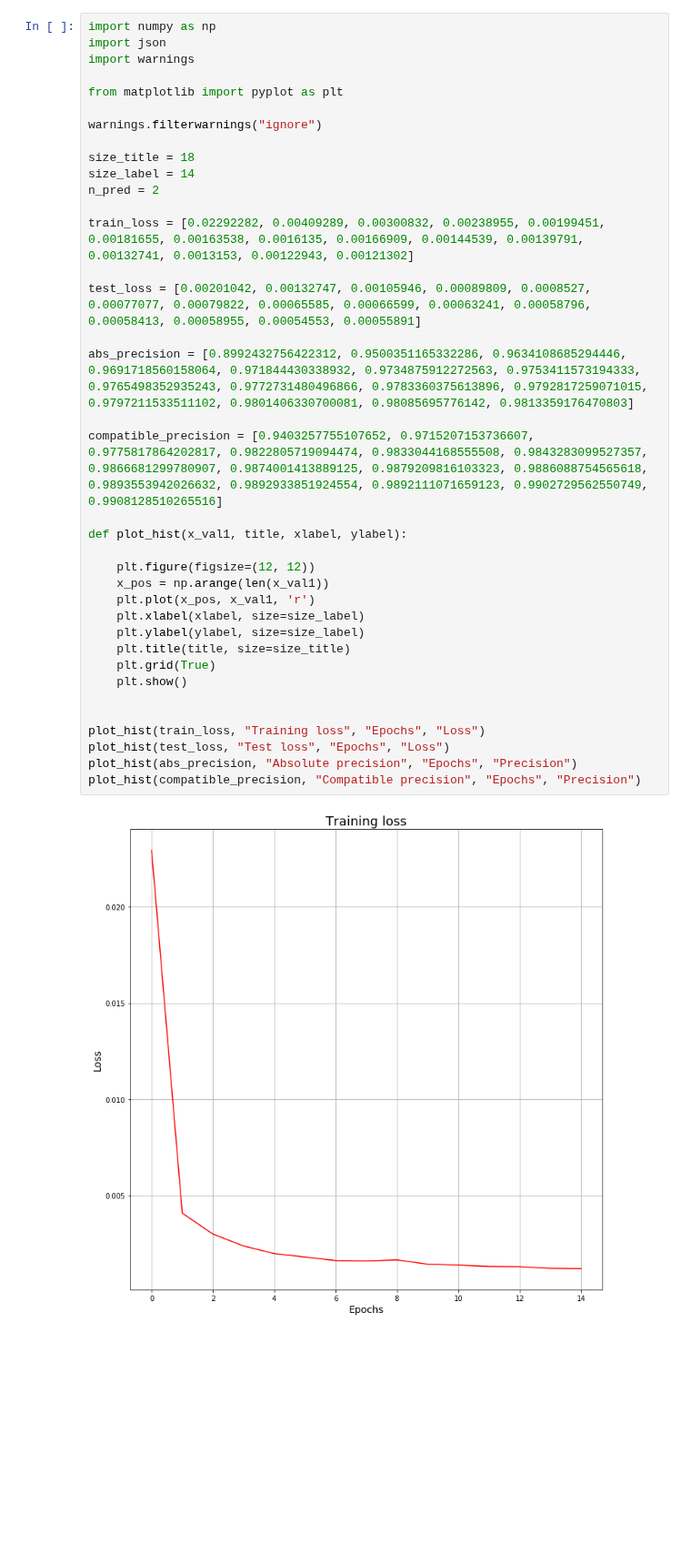
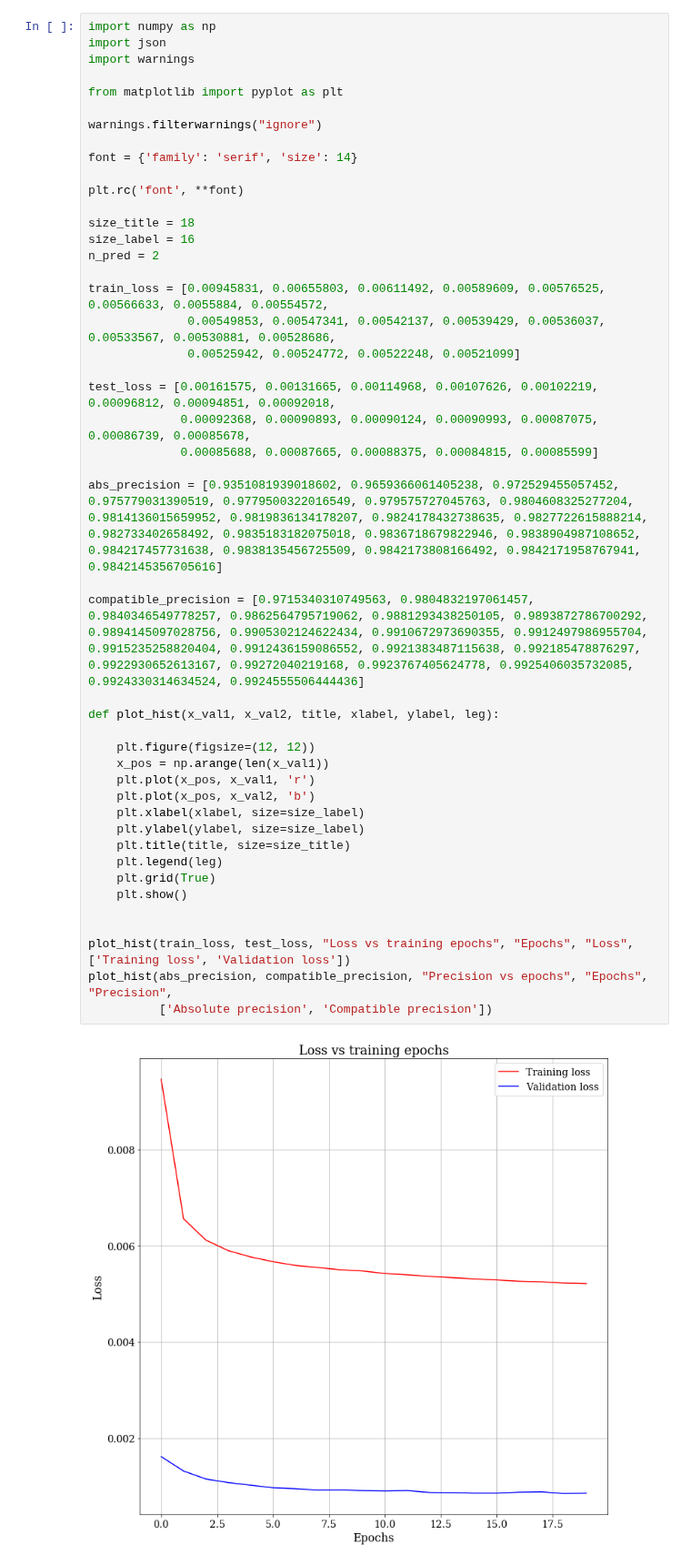
Before and after one commit to anuprulez/similar_galaxy_workflow, a Jupyter notebook: plot_losses_precision.ipynb, the cells around one changed output. Shown at 91% size. Drawn from its saved outputs; the diff is of its cells as text; blank space fills up the shorter version.

```diff
--- a/plot_losses_precision.ipynb
+++ b/plot_losses_precision.ipynb
@@ -1,39 +1,48 @@
 # %%
 import numpy as np
 import json
 import warnings
 
 from matplotlib import pyplot as plt
 
 warnings.filterwarnings("ignore")
 
+font = {'family': 'serif', 'size': 14}
+
+plt.rc('font', **font)
+
 size_title = 18
-size_label = 14
+size_label = 16
 n_pred = 2
 
-train_loss = [0.02292282, 0.00409289, 0.00300832, 0.00238955, 0.00199451, 0.00181655, 0.00163538, 0.0016135, 0.00166909, 0.00144539, 0.00139791, 0.00132741, 0.0013153, 0.00122943, 0.00121302]
+train_loss = [0.00945831, 0.00655803, 0.00611492, 0.00589609, 0.00576525, 0.00566633, 0.0055884, 0.00554572,
+              0.00549853, 0.00547341, 0.00542137, 0.00539429, 0.00536037, 0.00533567, 0.00530881, 0.00528686,
+              0.00525942, 0.00524772, 0.00522248, 0.00521099]
 
-test_loss = [0.00201042, 0.00132747, 0.00105946, 0.00089809, 0.0008527, 0.00077077, 0.00079822, 0.00065585, 0.00066599, 0.00063241, 0.00058796, 0.00058413, 0.00058955, 0.00054553, 0.00055891]
+test_loss = [0.00161575, 0.00131665, 0.00114968, 0.00107626, 0.00102219, 0.00096812, 0.00094851, 0.00092018,
+             0.00092368, 0.00090893, 0.00090124, 0.00090993, 0.00087075, 0.00086739, 0.00085678,
+             0.00085688, 0.00087665, 0.00088375, 0.00084815, 0.00085599]
 
-abs_precision = [0.8992432756422312, 0.9500351165332286, 0.9634108685294446, 0.9691718560158064, 0.971844430338932, 0.9734875912272563, 0.9753411573194333, 0.9765498352935243, 0.9772731480496866, 0.9783360375613896, 0.9792817259071015, 0.9797211533511102, 0.9801406330700081, 0.98085695776142, 0.9813359176470803]
+abs_precision = [0.9351081939018602, 0.9659366061405238, 0.972529455057452, 0.975779031390519, 0.9779500322016549, 0.979575727045763, 0.9804608325277204, 0.9814136015659952, 0.9819836134178207, 0.9824178432738635, 0.9827722615888214, 0.982733402658492, 0.9835183182075018, 0.9836718679822946, 0.9838904987108652, 0.984217457731638, 0.9838135456725509, 0.9842173808166492, 0.9842171958767941, 0.9842145356705616]
 
-compatible_precision = [0.9403257755107652, 0.9715207153736607, 0.9775817864202817, 0.9822805719094474, 0.9833044168555508, 0.9843283099527357, 0.9866681299780907, 0.9874001413889125, 0.9879209816103323, 0.9886088754565618, 0.9893553942026632, 0.9892933851924554, 0.9892111071659123, 0.9902729562550749, 0.9908128510265516]
+compatible_precision = [0.9715340310749563, 0.9804832197061457, 0.9840346549778257, 0.9862564795719062, 0.9881293438250105, 0.9893872786700292, 0.9894145097028756, 0.9905302124622434, 0.9910672973690355, 0.9912497986955704, 0.9915235258820404, 0.9912436159086552, 0.9921383487115638, 0.992185478876297, 0.9922930652613167, 0.99272040219168, 0.9923767405624778, 0.9925406035732085, 0.9924330314634524, 0.9924555506444436]
 
-def plot_hist(x_val1, title, xlabel, ylabel):
+def plot_hist(x_val1, x_val2, title, xlabel, ylabel, leg):
 
     plt.figure(figsize=(12, 12))
     x_pos = np.arange(len(x_val1))
     plt.plot(x_pos, x_val1, 'r')
+    plt.plot(x_pos, x_val2, 'b')
     plt.xlabel(xlabel, size=size_label)
     plt.ylabel(ylabel, size=size_label)
     plt.title(title, size=size_title)
+    plt.legend(leg)
     plt.grid(True)
     plt.show()
 
 
-plot_hist(train_loss, "Training loss", "Epochs", "Loss")
-plot_hist(test_loss, "Test loss", "Epochs", "Loss")
-plot_hist(abs_precision, "Absolute precision", "Epochs", "Precision")
-plot_hist(compatible_precision, "Compatible precision", "Epochs", "Precision")
+plot_hist(train_loss, test_loss, "Loss vs training epochs", "Epochs", "Loss", ['Training loss', 'Validation loss'])
+plot_hist(abs_precision, compatible_precision, "Precision vs epochs", "Epochs", "Precision",
+          ['Absolute precision', 'Compatible precision'])
 # %% [output]
-[figure, old version]
+[figure, new version]
```
Also changed, not shown: parts of 5 cells of this notebook, 7 other files.
